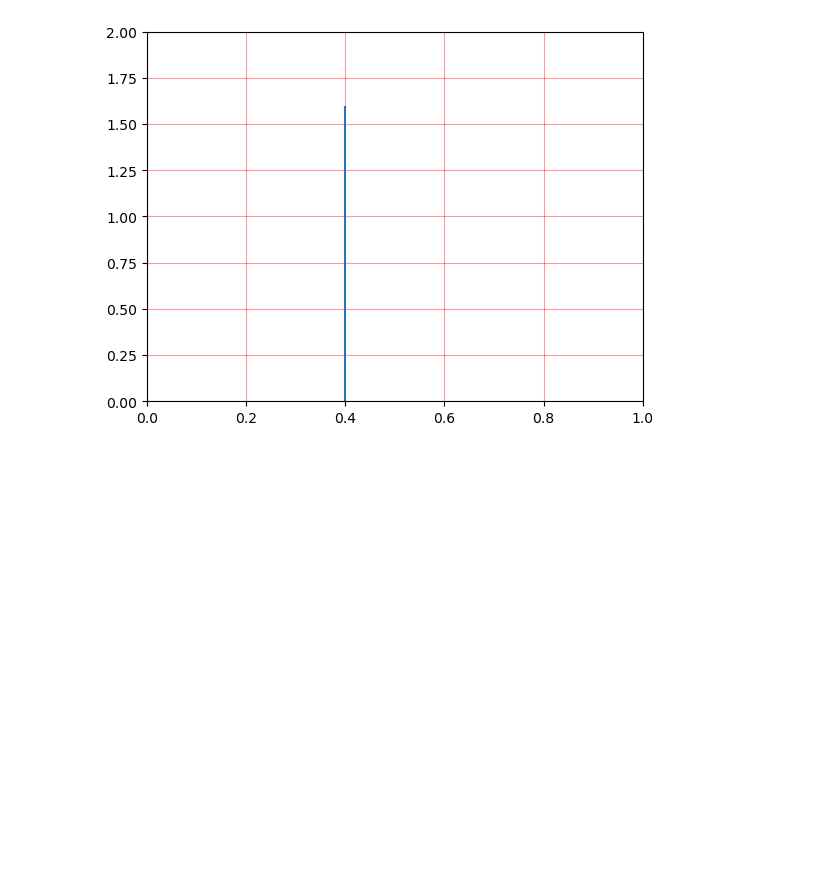
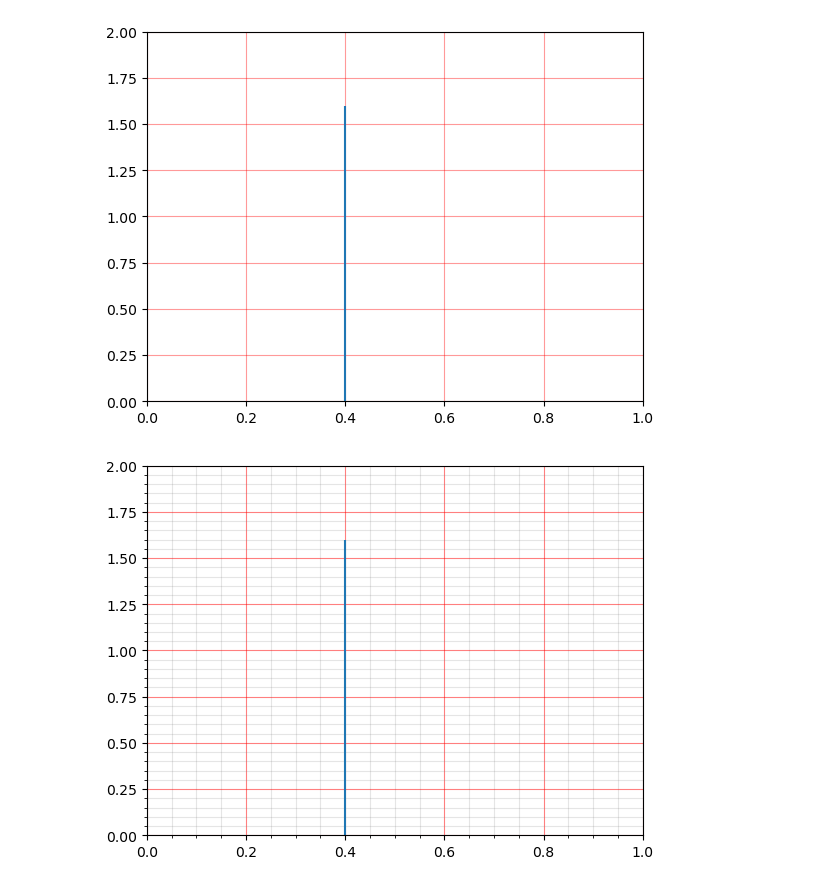
Before and after one commit to ashmanmalhotra/LivePythonClass-01Sep21, a Jupyter notebook: Class 13/01 Visualization.ipynb, the cells around one changed output. Saved outputs shown, nothing was run; the diff lists cells and outputs as text; code cells hidden in the pictures; blank space fills up the shorter version.

Commit message:
visualization
visualization

```diff
--- a/Class 13/01 Visualization.ipynb
+++ b/Class 13/01 Visualization.ipynb
@@ -76,3 +76,12 @@ plt.grid(True, alpha=0.4, c='r')
 plt.show()
 # %% [output]
 [figure]
+# %%
+plt.vlines(x=0.4, ymin=0, ymax=1.6)
+plt.minorticks_on()
+plt.axis([0, 1, 0, 2])
+plt.grid(b=True, which='major', alpha=0.5, c='r', linestyle='-')
+plt.grid(b=True, which='minor', alpha=0.2, c='grey', linestyle='-')
+plt.show()
+# %% [output]
+[figure, added]
```
Also changed, not shown: parts of 23 cells of this notebook, 1 other file.
